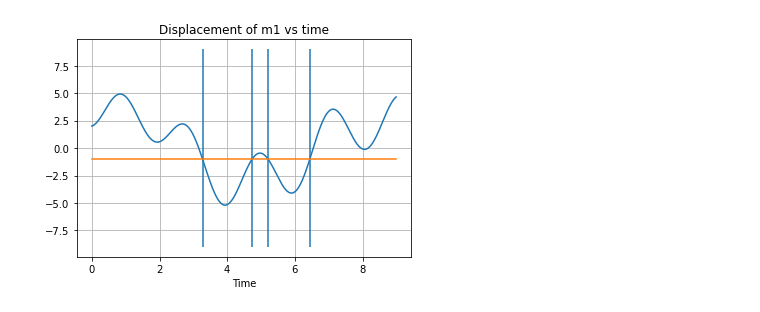
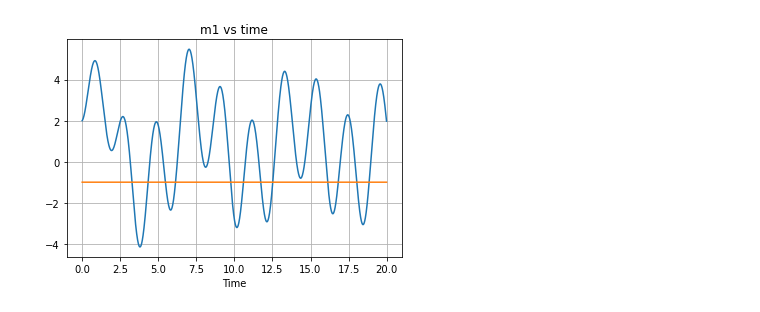
Before and after one commit to amdad7/BTP, a Jupyter notebook: ode45.ipynb, the cells around one changed output. Drawn from its saved outputs; the diff is of its cells as text; code cells hidden in the pictures.

```diff
--- a/ode45.ipynb
+++ b/ode45.ipynb
@@ -2,3 +2,17 @@
 from scipy.integrate import solve_ivp
 import numpy as np
 import matplotlib.pyplot as plt
+# %%
+def plot_all_graphs(time_series, solution_of_ode, legends, gap):
+    for i in range(len(solution_of_ode)):
+        plt.plot(time_series, solution_of_ode[i])
+        plt.plot(time_series, np.full((len(solution_of_ode[i])), gap, dtype='int32'))
+        plt.title(legends[i])
+        plt.xlabel("Time")
+        plt.grid()
+        plt.show()
+
+# def hit_spring(t, y):
+#     return y[0] + 1
+
+# hit_spring.terminal = True
@@ -5,9 +157,4 @@ import matplotlib.pyplot as plt
 # %%
-def hit_spring(t, y):
-    return y[0] + 1
-
-# hit_spring.terminal = True
-
 def F(t, y):
 ##########################################################################################################################################################################################
     m1 = 3
@@ -15,6 +162,7 @@ def F(t, y):
 
     k1 = 7
     k2 = 9
+    k3 = 9
 
     c1 = 1
     c2 = 2
@@ -34,12 +182,12 @@ def F(t, y):
     ])
 
     K = np.array([
-        [k1 + k2, -k2],
+        [k1+ k2, -k2],
         [-k2, k2]
     ])
 
     KK = np.array([
-        [2*k1 + k2, -k2],
+        [k1 + k3 + k2, -k2],
         [-k2, k2]
     ])
 
@@ -81,12 +229,18 @@ def F(t, y):
     ydot1 = np.matmul(A, yvec) + np.matmul(B, F)    # k1 = 7
     ydot2 = np.matmul(AA, yvec) + np.matmul(B, F)   # k1 = 14
 
-    return ydot1
+
+    if (y[0] > -1):
+        return ydot1
+    else:
+        return ydot2
 
 ####################################################################################################################################################################################
 start_time = 0
-end_time = 9
+end_time = 20
 delta_t = 0.01
+
+gap = -1
 
 initial_position_m_1 = 2
 initial_velocity_m_1 = 1
@@ -106,50 +260,15 @@ initial_conditions = np.array([
     initial_velocity_m_2
 ])
 
-sol = solve_ivp(F, time_interval, initial_conditions, t_eval = TE, vectorized=True, method = 'RK45', events=hit_spring)
+sol = solve_ivp(F, time_interval, initial_conditions, t_eval = TE, vectorized=True, method = 'RK45')
 
 
 T = sol.t
 Y = sol.y
-TT = sol.t_events
-YY = sol.y_events
+# TT = sol.t_events
+# YY = sol.y_events
 
-print(TT)
-print(YY)
-dis_m_1 = sol.y[0]
-dis_m_2 = sol.y[1]
-vel_m_1 = sol.y[2]
-vel_m_2 = sol.y[3]
+legends = ['m1 vs time', 'm2 vs time']
 
-plt.plot(T, dis_m_1)
-plt.plot(T, np.full((len(dis_m_1)), -1, dtype='int32'))
-plt.vlines(x=TT, ymin=-9, ymax=9)
-plt.title("Displacement of m1 vs time")
-plt.xlabel("Time")
-plt.grid()
-plt.show()
-
-plt.plot(T, dis_m_2)
-plt.plot(T, np.full((len(dis_m_1)), -1, dtype='int32'))
-plt.vlines(x=TT, ymin=-9, ymax=9)
-plt.title("Displacement of m2 vs time")
-plt.xlabel("Time")
-plt.grid()
-plt.show()
-
-plt.plot(T, vel_m_1)
-plt.plot(T, np.full((len(dis_m_1)), -1, dtype='int32'))
-plt.vlines(x=TT, ymin=-9, ymax=9)
-plt.title("Velocity of m1 vs time")
-plt.xlabel("Time")
-plt.grid()
-plt.show()
-
-plt.plot(T, vel_m_2)
-plt.plot(T, np.full((len(dis_m_1)), -1, dtype='int32'))
-plt.vlines(x=TT, ymin=-9, ymax=9)
-plt.title("Velocity of m2 vs time")
-plt.xlabel("Time")
-plt.grid()
-plt.show()
+plot_all_graphs(T, Y[:2], legends, gap)
 # %% [output]
@@ -161 +275 @@ plt.show()
-[figure, old version]
+[figure, new version]
```
Also changed, not shown: parts of 3 cells of this notebook, 4 other files.
